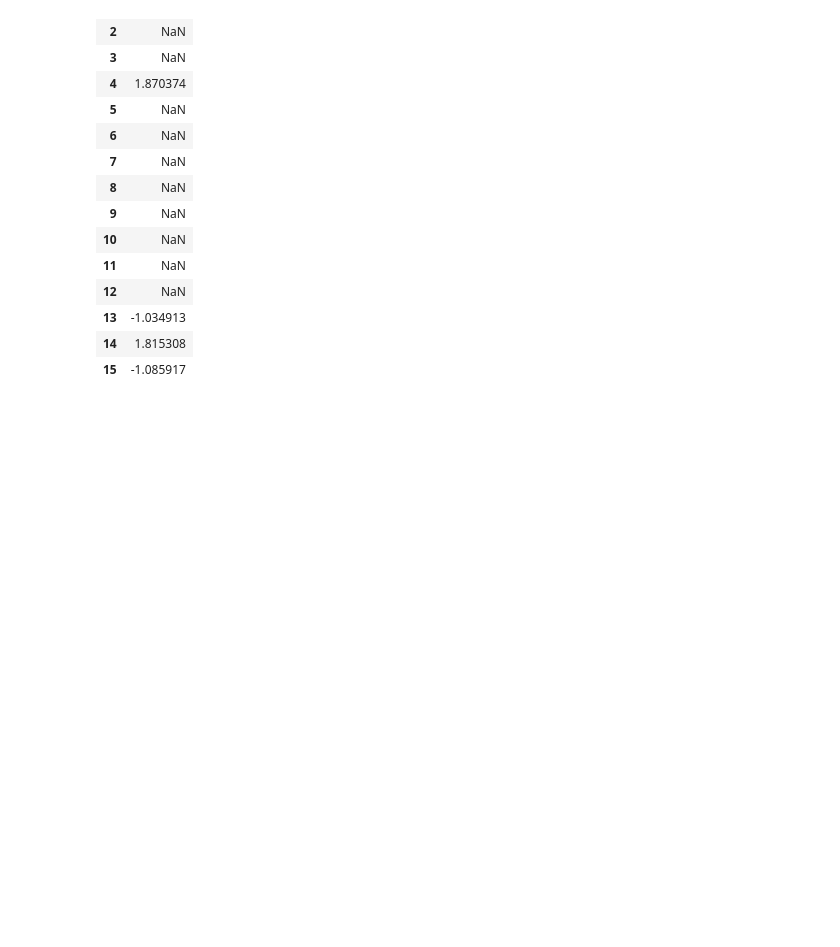
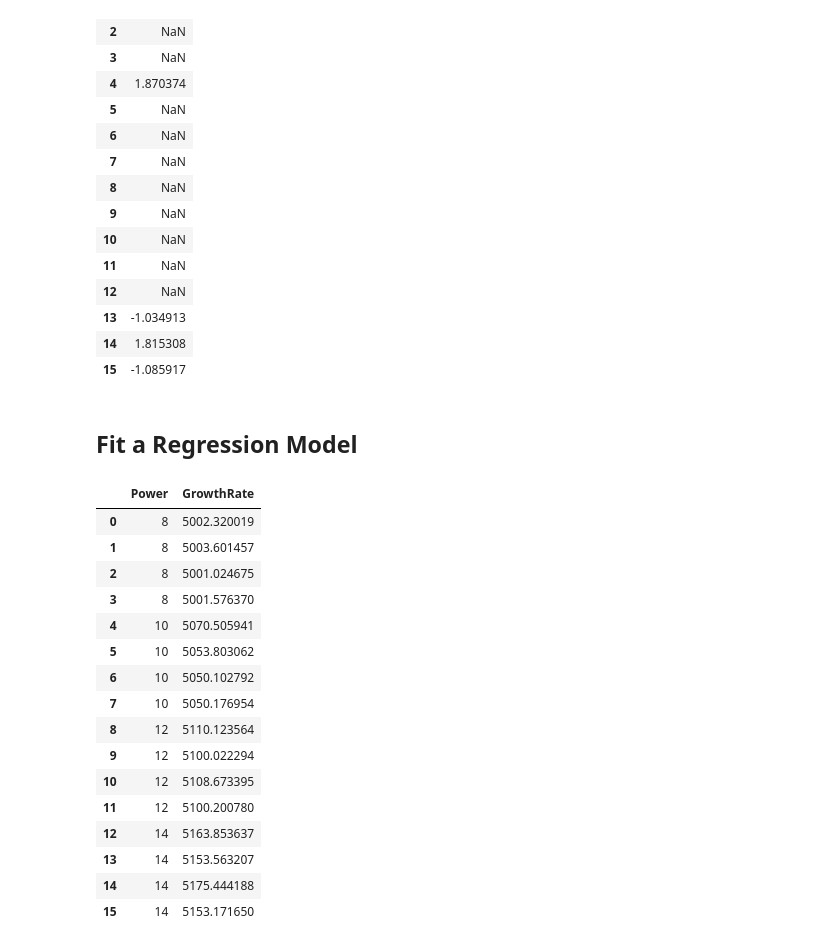
Before and after one commit to robahall/PECVD-Experiment, a Jupyter notebook: EDA_and_Analysis.ipynb, the cells around one changed output. Saved outputs shown, nothing was run; the diff lists cells and outputs as text; code cells hidden in the pictures; blank space fills up the shorter version.

Commit message:
Added regression analysis

```diff
--- a/EDA_and_Analysis.ipynb
+++ b/EDA_and_Analysis.ipynb
@@ -314,3 +314,5 @@ check_outliers(cvd_pivot_residuals_melted, MSE)
 | 15 | -1.085917 |
 # %%
 ## No significant outliers. Needed to be > 2
+# %% [markdown]
+## Fit a Regression Model
@@ -316,0 +322,21 @@ check_outliers(cvd_pivot_residuals_melted, MSE)
+# %%
+model_set = cvd_dataset[['Power', 'GrowthRate']]
+model_set
+# %% [output]
+|  | Power | GrowthRate |
+| 0 | 8 | 5002.320019 |
+| 1 | 8 | 5003.601457 |
+| 2 | 8 | 5001.024675 |
+| 3 | 8 | 5001.576370 |
+| 4 | 10 | 5070.505941 |
+| 5 | 10 | 5053.803062 |
+| 6 | 10 | 5050.102792 |
+| 7 | 10 | 5050.176954 |
+| 8 | 12 | 5110.123564 |
+| 9 | 12 | 5100.022294 |
+| 10 | 12 | 5108.673395 |
+| 11 | 12 | 5100.200780 |
+| 12 | 14 | 5163.853637 |
+| 13 | 14 | 5153.563207 |
+| 14 | 14 | 5175.444188 |
+| 15 | 14 | 5153.171650 |
```
Also changed, not shown: parts of 2 cells of this notebook.
